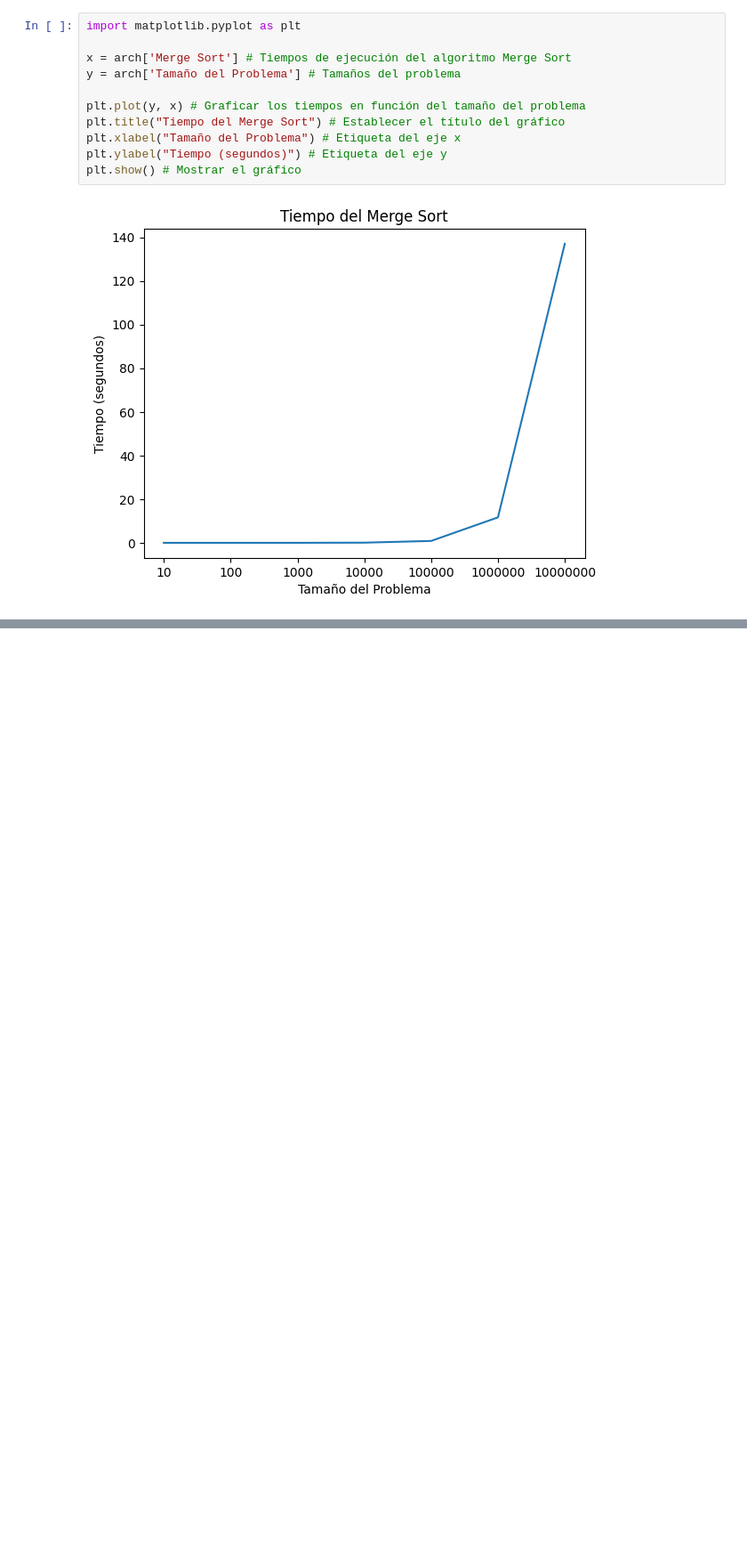
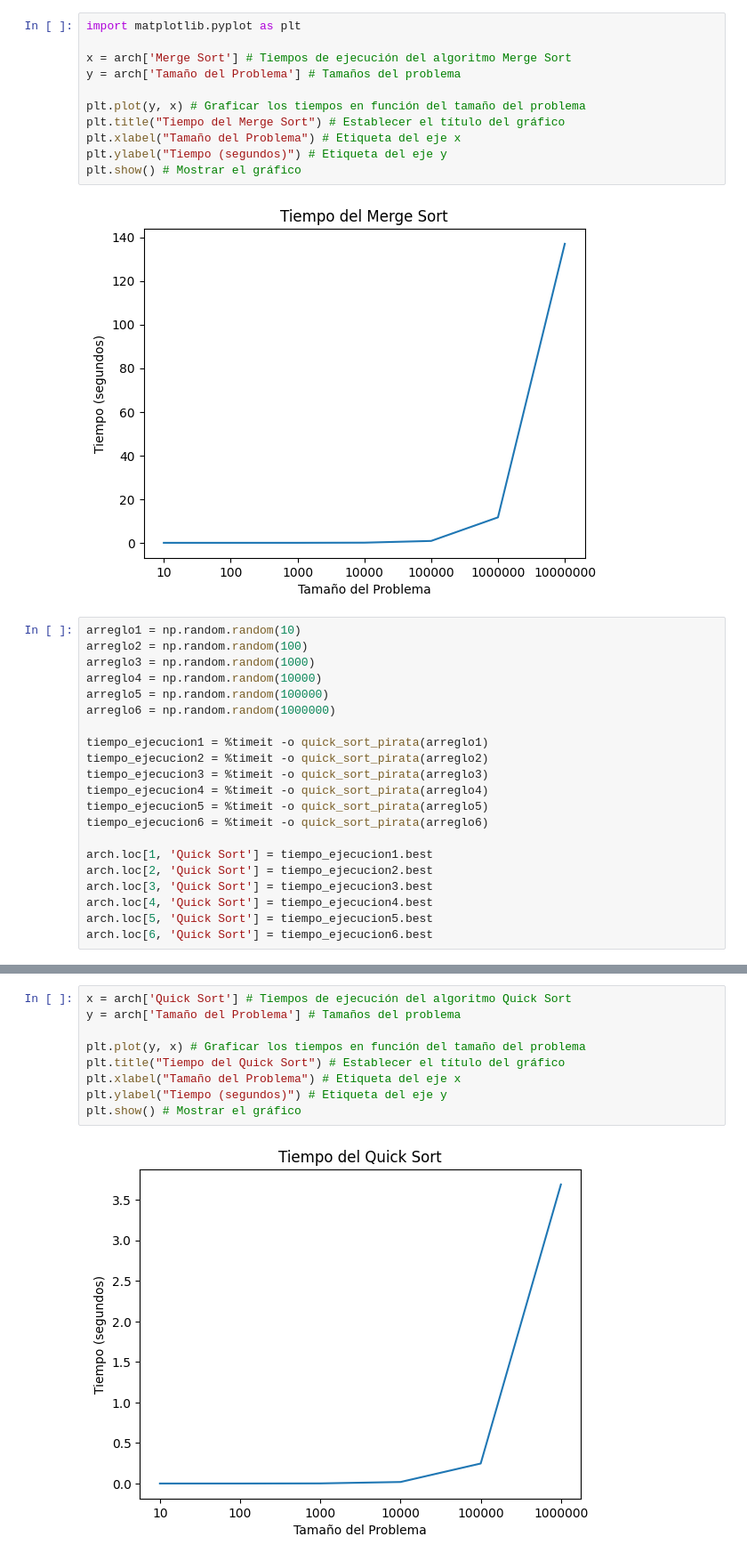
Before and after one commit to MonicaGonzalez30/CienciaDatosLasChicasSuperpoderosas, a Jupyter notebook: Manipulacion_de_datos.ipynb, the cells around one changed output, grey strips where cells are left out. Shown at 89% size. Drawn from its saved outputs; the diff is of its cells as text; blank space fills up the shorter version.

Commit message:
Quick sort & Numpy sort

```diff
--- a/Manipulacion_de_datos.ipynb
+++ b/Manipulacion_de_datos.ipynb
@@ -192,3 +192,24 @@ plt.ylabel("Tiempo (segundos)") # Etiqueta del eje y
 plt.show() # Mostrar el gráfico
 # %% [output]
 [figure]
+# %%
+arreglo1 = np.random.random(10)
+arreglo2 = np.random.random(100)
+arreglo3 = np.random.random(1000)
+arreglo4 = np.random.random(10000)
+arreglo5 = np.random.random(100000)
+arreglo6 = np.random.random(1000000)
+
+tiempo_ejecucion1 = %timeit -o quick_sort_pirata(arreglo1)
+tiempo_ejecucion2 = %timeit -o quick_sort_pirata(arreglo2)
+tiempo_ejecucion3 = %timeit -o quick_sort_pirata(arreglo3)
+tiempo_ejecucion4 = %timeit -o quick_sort_pirata(arreglo4)
+tiempo_ejecucion5 = %timeit -o quick_sort_pirata(arreglo5)
+tiempo_ejecucion6 = %timeit -o quick_sort_pirata(arreglo6)
+
+arch.loc[1, 'Quick Sort'] = tiempo_ejecucion1.best
+arch.loc[2, 'Quick Sort'] = tiempo_ejecucion2.best
+arch.loc[3, 'Quick Sort'] = tiempo_ejecucion3.best
+arch.loc[4, 'Quick Sort'] = tiempo_ejecucion4.best
+arch.loc[5, 'Quick Sort'] = tiempo_ejecucion5.best
+arch.loc[6, 'Quick Sort'] = tiempo_ejecucion6.best
@@ -194,0 +235,11 @@ plt.show() # Mostrar el gráfico
+# %%
+x = arch['Quick Sort'] # Tiempos de ejecución del algoritmo Quick Sort
+y = arch['Tamaño del Problema'] # Tamaños del problema
+
+plt.plot(y, x) # Graficar los tiempos en función del tamaño del problema
+plt.title("Tiempo del Quick Sort") # Establecer el título del gráfico
+plt.xlabel("Tamaño del Problema") # Etiqueta del eje x
+plt.ylabel("Tiempo (segundos)") # Etiqueta del eje y
+plt.show() # Mostrar el gráfico
+# %% [output]
+[figure, added]
```
Also changed, not shown: parts of 10 cells of this notebook.
